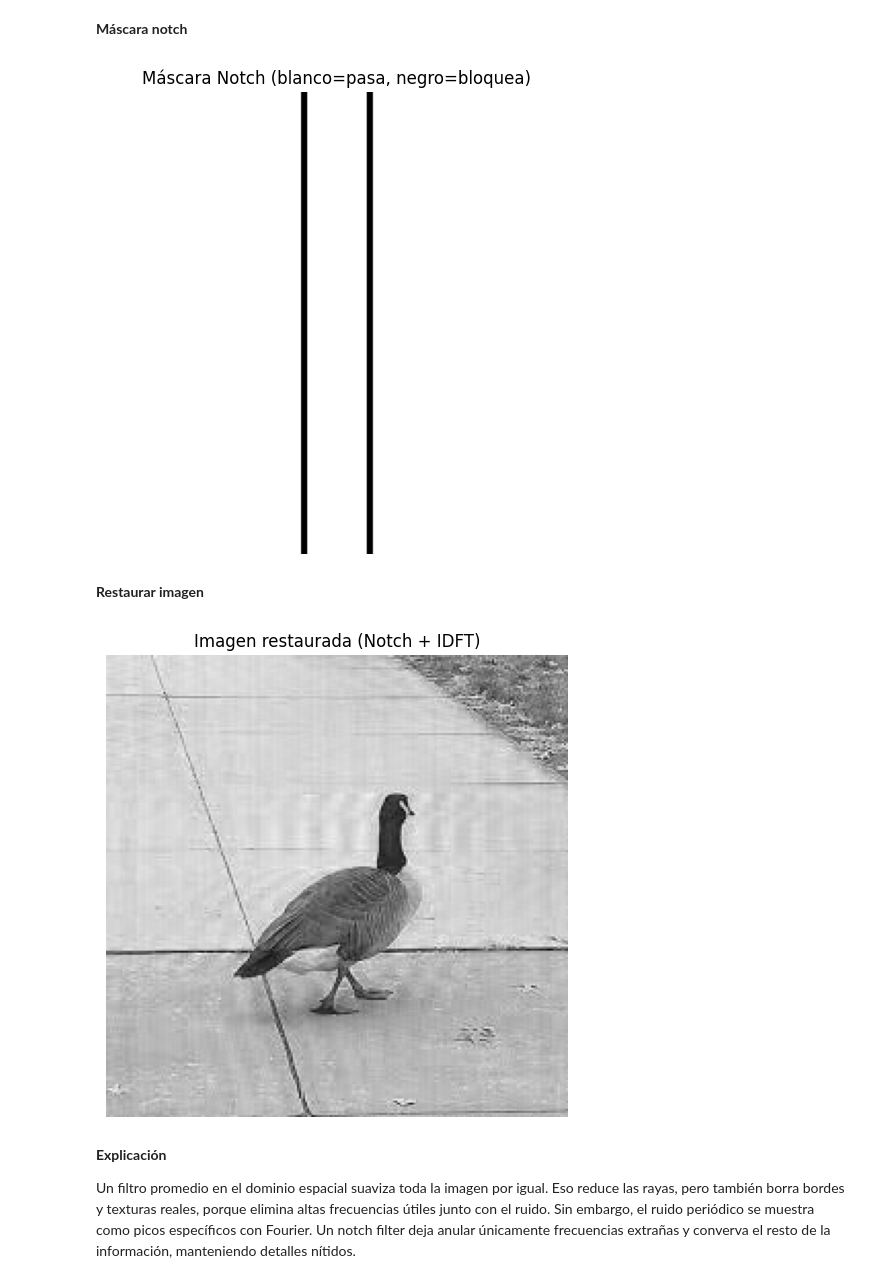
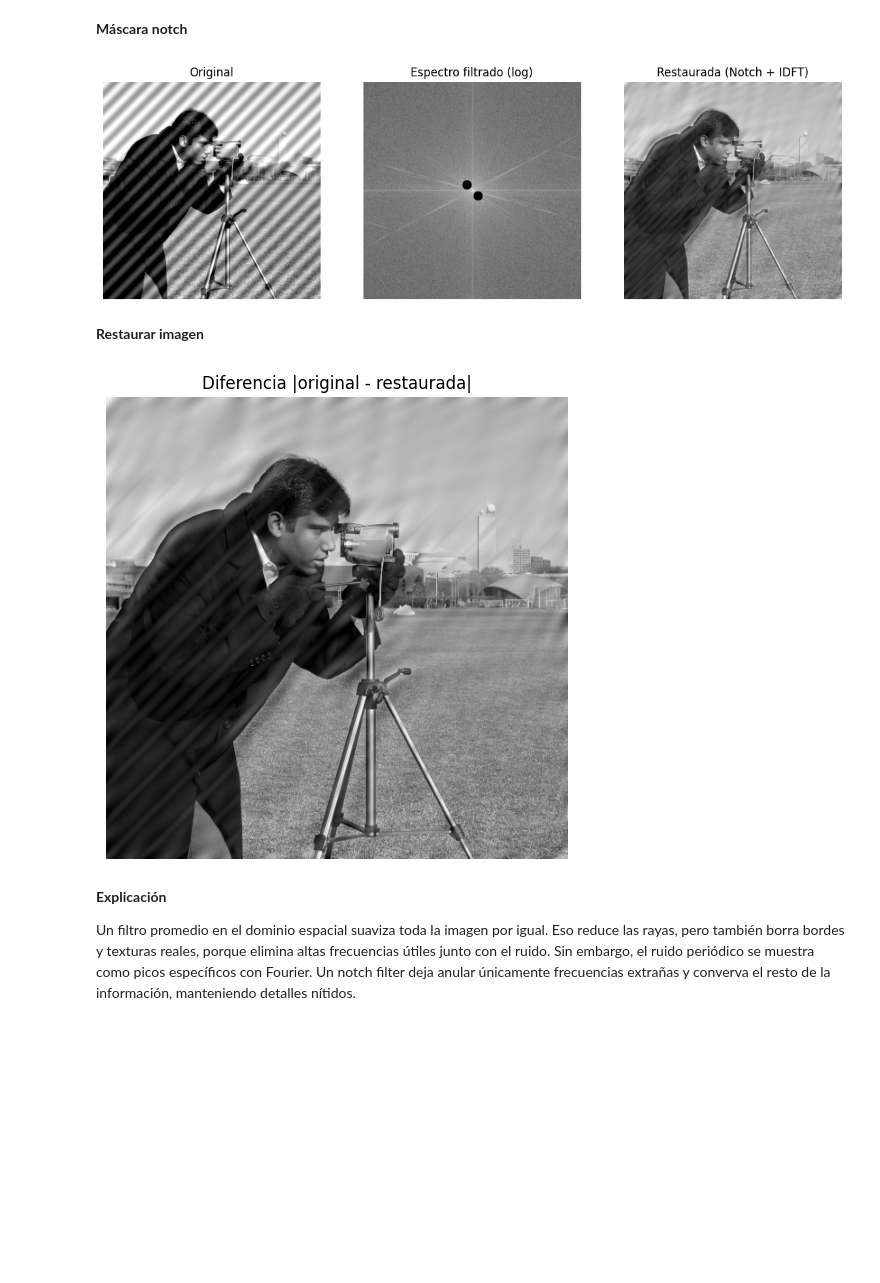
Before and after one commit to ArielaMishaanCohen/LAB2, a Jupyter notebook: LAB2.ipynb, the cells around one changed output. Cells and saved outputs as stored; diff of their text form; code cells hidden in the pictures; blank space fills up the shorter version.

Commit message:
Task 1 con foto original

```diff
--- a/LAB2.ipynb
+++ b/LAB2.ipynb
@@ -14,7 +14,7 @@ from imageio.v3 import imread
 # %% [markdown]
 **Cargar imagen en escala de grises**
 # %%
-img = imread("periodic_noise.jpeg")
+img = imread("periodic_noise.jpg")
 
 if img.ndim == 3:
     img = (0.299*img[...,0] + 0.587*img[...,1] + 0.114*img[...,2])
@@ -77,38 +96,54 @@ Offsets detectados: [16, -16]
 # %%
 mask = np.ones((h, w), dtype=np.float32)
 
-wx = 1          # ancho del notch
-wy = h//2       # altura del notch
+notch_r = 11  # Manejo de las lineas horizonatales
 
-for off in offsets:
-    x0 = cx + off
-    mask[cy-wy:cy+wy+1, x0-wx:x0+wx+1] = 0
+def zero_circle(y0, x0, r):
+    circle = (Y-y0)**2 + (X-x0)**2 <= r**2
+    mask[circle] = 0
 
-Y, X = np.ogrid[:h, :w]
-center_small = (Y-cy)**2 + (X-cx)**2 <= dc_r**2
-mask[center_small] = 1
+for (py, px) in peaks:
+    zero_circle(py, px, notch_r)
+    sy, sx = 2*cy - py, 2*cx - px
+    zero_circle(sy, sx, notch_r)
 
-plt.figure(figsize=(6,6))
-plt.imshow(mask, cmap="gray")
-plt.title("Máscara Notch (blanco=pasa, negro=bloquea)")
+mask[dc_mask] = 1
+
+F_filt = Fshift * mask
+img_back = np.real(np.fft.ifft2(np.fft.ifftshift(F_filt)))
+
+plt.figure(figsize=(14,5))
+
+plt.subplot(1,3,1)
+plt.imshow(img, cmap="gray")
+plt.title("Original")
 plt.axis("off")
+
+plt.subplot(1,3,2)
+plt.imshow(np.log1p(np.abs(F_filt)), cmap="gray")
+plt.title("Espectro filtrado (log)")
+plt.axis("off")
+
+plt.subplot(1,3,3)
+plt.imshow(img_back, cmap="gray")
+plt.title("Restaurada (Notch + IDFT)")
+plt.axis("off")
+
 plt.show()
 # %% [output]
-[figure, old version]
+[figure, new version]
 # %% [markdown]
 **Restaurar imagen**
 # %%
-F_filt = Fshift * mask
-
-img_back = np.real(np.fft.ifft2(np.fft.ifftshift(F_filt)))
+diff = np.abs(img_back)
 
 plt.figure(figsize=(6,6))
-plt.imshow(img_back, cmap="gray")
-plt.title("Imagen restaurada (Notch + IDFT)")
+plt.imshow(diff, cmap="gray")
+plt.title("Diferencia |original - restaurada|")
 plt.axis("off")
 plt.show()
 # %% [output]
-[figure, old version]
+[figure, new version]
 # %% [markdown]
 **Explicación**
 
```
Also changed, not shown: parts of 3 cells of this notebook, 5 other files.
